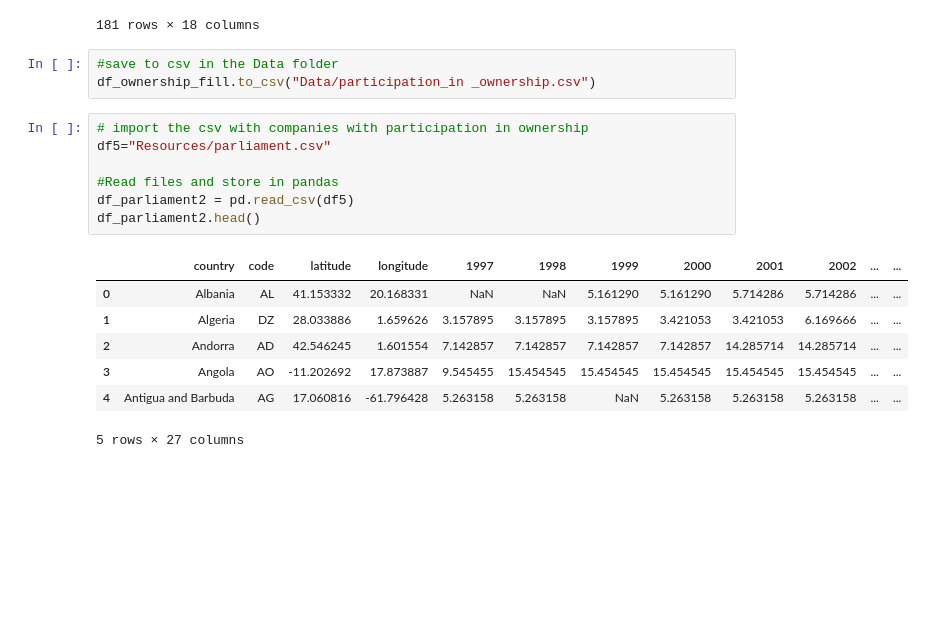
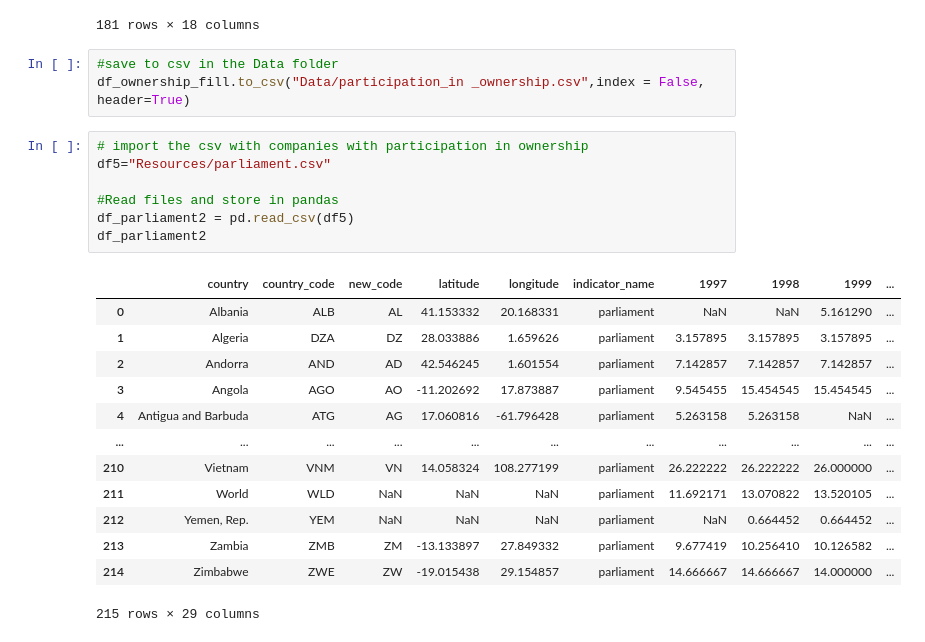
Before and after one commit to liliana-ilut/women-in-power, a Jupyter notebook: girlspower.ipynb, the cells around one changed output. Saved outputs shown, nothing was run; the diff lists cells and outputs as text; blank space fills up the shorter version.

```diff
--- a/girlspower.ipynb
+++ b/girlspower.ipynb
@@ -457,22 +457,28 @@ df_ownership_fill
 181 rows × 18 columns
 # %%
 #save to csv in the Data folder
-df_ownership_fill.to_csv("Data/participation_in _ownership.csv")
+df_ownership_fill.to_csv("Data/participation_in _ownership.csv",index = False, header=True)
 # %%
 # import the csv with companies with participation in ownership
 df5="Resources/parliament.csv"
 
 #Read files and store in pandas
 df_parliament2 = pd.read_csv(df5)
-df_parliament2.head()
+df_parliament2
 # %% [output]
-|  | country | code | latitude | longitude | 1997 | 1998 | 1999 | 2000 | 2001 | 2002 | ... | ... |
-| 0 | Albania | AL | 41.153332 | 20.168331 | NaN | NaN | 5.161290 | 5.161290 | 5.714286 | 5.714286 | ... | ... |
-| 1 | Algeria | DZ | 28.033886 | 1.659626 | 3.157895 | 3.157895 | 3.157895 | 3.421053 | 3.421053 | 6.169666 | ... | ... |
-| 2 | Andorra | AD | 42.546245 | 1.601554 | 7.142857 | 7.142857 | 7.142857 | 7.142857 | 14.285714 | 14.285714 | ... | ... |
-| 3 | Angola | AO | -11.202692 | 17.873887 | 9.545455 | 15.454545 | 15.454545 | 15.454545 | 15.454545 | 15.454545 | ... | ... |
-| 4 | Antigua and Barbuda | AG | 17.060816 | -61.796428 | 5.263158 | 5.263158 | NaN | 5.263158 | 5.263158 | 5.263158 | ... | ... |
+|  | country | country_code | new_code | latitude | longitude | indicator_name | 1997 | 1998 | 1999 | ... |
+| 0 | Albania | ALB | AL | 41.153332 | 20.168331 | parliament | NaN | NaN | 5.161290 | ... |
+| 1 | Algeria | DZA | DZ | 28.033886 | 1.659626 | parliament | 3.157895 | 3.157895 | 3.157895 | ... |
+| 2 | Andorra | AND | AD | 42.546245 | 1.601554 | parliament | 7.142857 | 7.142857 | 7.142857 | ... |
+| 3 | Angola | AGO | AO | -11.202692 | 17.873887 | parliament | 9.545455 | 15.454545 | 15.454545 | ... |
+| 4 | Antigua and Barbuda | ATG | AG | 17.060816 | -61.796428 | parliament | 5.263158 | 5.263158 | NaN | ... |
+| ... | ... | ... | ... | ... | ... | ... | ... | ... | ... | ... |
+| 210 | Vietnam | VNM | VN | 14.058324 | 108.277199 | parliament | 26.222222 | 26.222222 | 26.000000 | ... |
+| 211 | World | WLD | NaN | NaN | NaN | parliament | 11.692171 | 13.070822 | 13.520105 | ... |
+| 212 | Yemen, Rep. | YEM | NaN | NaN | NaN | parliament | NaN | 0.664452 | 0.664452 | ... |
+| 213 | Zambia | ZMB | ZM | -13.133897 | 27.849332 | parliament | 9.677419 | 10.256410 | 10.126582 | ... |
+| 214 | Zimbabwe | ZWE | ZW | -19.015438 | 29.154857 | parliament | 14.666667 | 14.666667 | 14.000000 | ... |
-5 rows × 27 columns
+215 rows × 29 columns
 # %%
 # remove colomn years between years 1960 to 2018
 df_parliament_short= df_parliament2.drop(df_parliament2.iloc[:,4 :16], axis=1)
```
Also changed, not shown: parts of 8 cells of this notebook, 8 other files.
